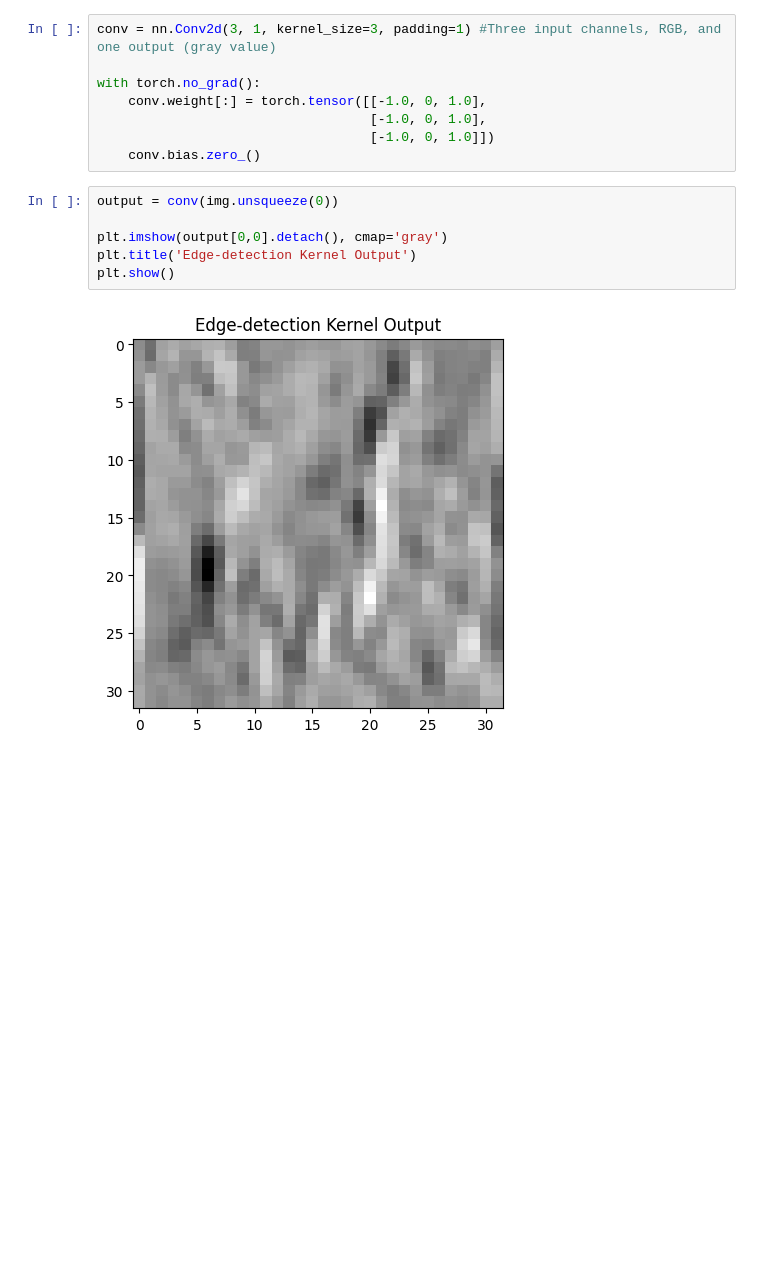
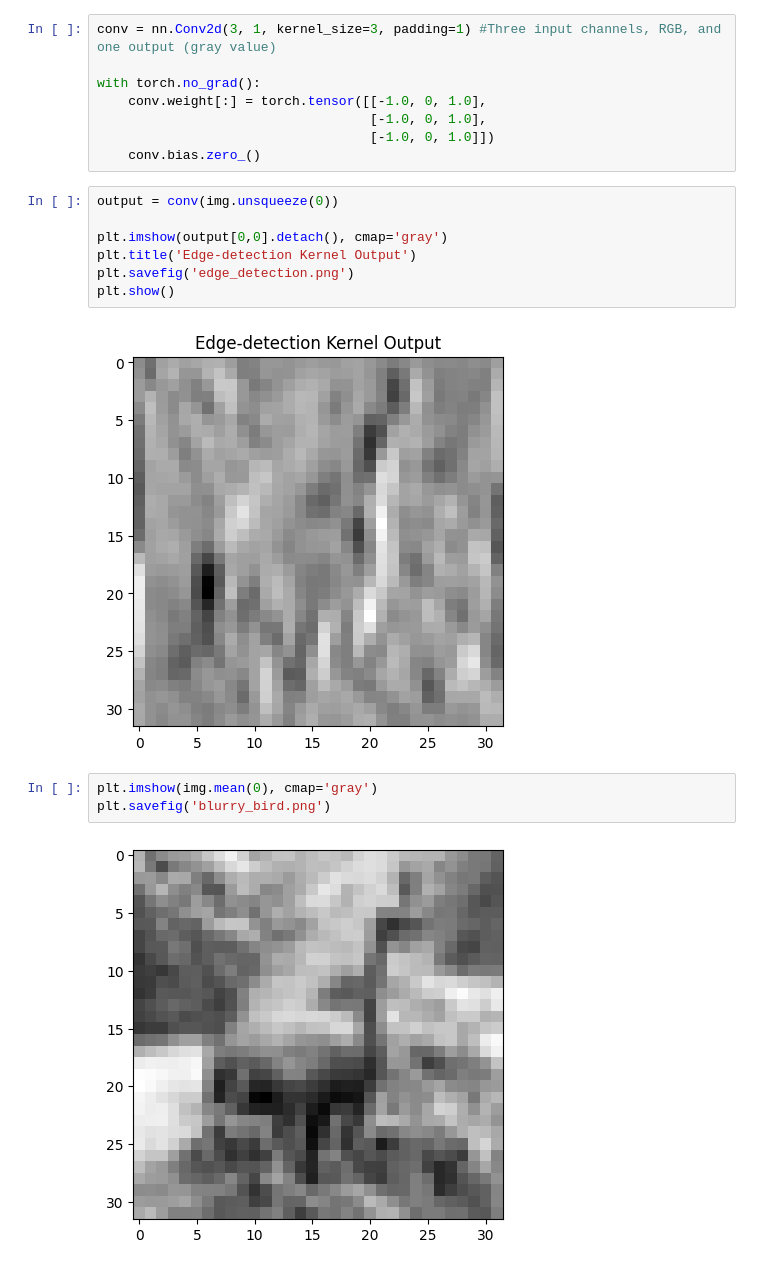
Before and after one commit to padishah115/pytorch, a Jupyter notebook: ch8.ipynb, the cells around one changed output. Cells and saved outputs as stored; diff of their text form; blank space fills up the shorter version.

```diff
--- a/ch8.ipynb
+++ b/ch8.ipynb
@@ -156,6 +156,12 @@ output = conv(img.unsqueeze(0))
 
 plt.imshow(output[0,0].detach(), cmap='gray')
 plt.title('Edge-detection Kernel Output')
+plt.savefig('edge_detection.png')
 plt.show()
 # %% [output]
 [figure]
+# %%
+plt.imshow(img.mean(0), cmap='gray')
+plt.savefig('blurry_bird.png')
+# %% [output]
+[figure, added]
```
Also changed, not shown: parts of 22 cells of this notebook, 4 other files.
